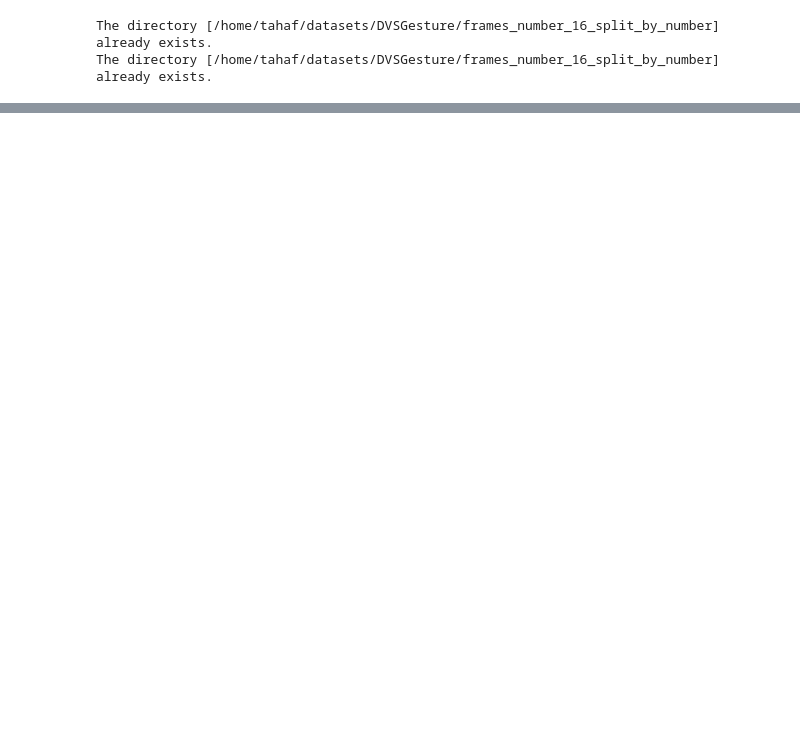
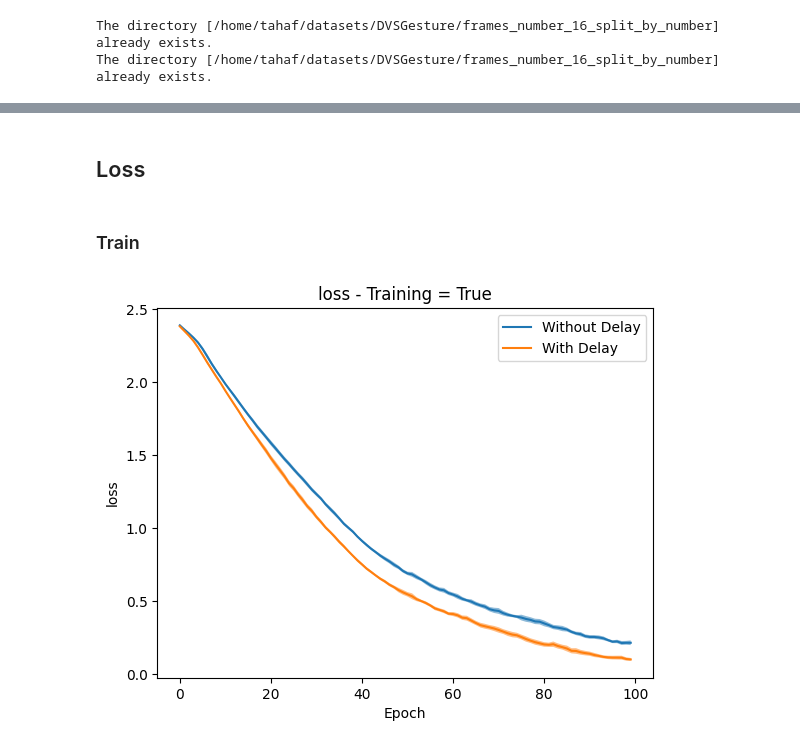
Before and after one commit to tahafkh/vision-delay-learning, a Jupyter notebook: notebooks/scnn_analysis.ipynb, the cells around one changed output, grey strips where cells are left out. Saved outputs shown, nothing was run; the diff lists cells and outputs as text; code cells hidden in the pictures; blank space fills up the shorter version.

```diff
--- a/notebooks/scnn_analysis.ipynb
+++ b/notebooks/scnn_analysis.ipynb
@@ -351,0 +369,8 @@ results
+# %% [markdown]
+## Loss
+# %% [markdown]
+### Train
+# %%
+compare(results1, results2, 'loss', True)
+# %% [output]
+[figure, added]
```
Also changed, not shown: parts of 27 cells of this notebook.
